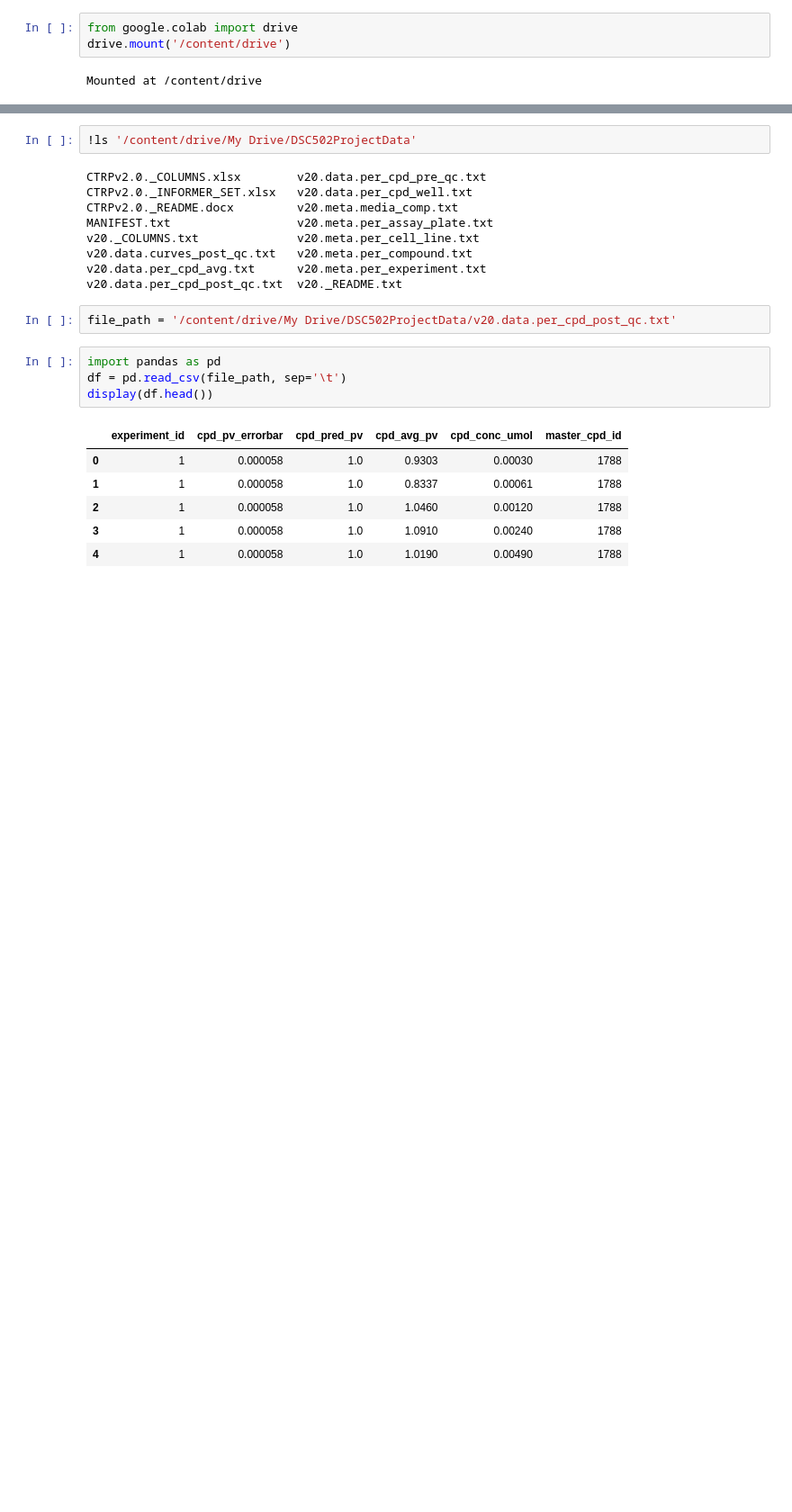
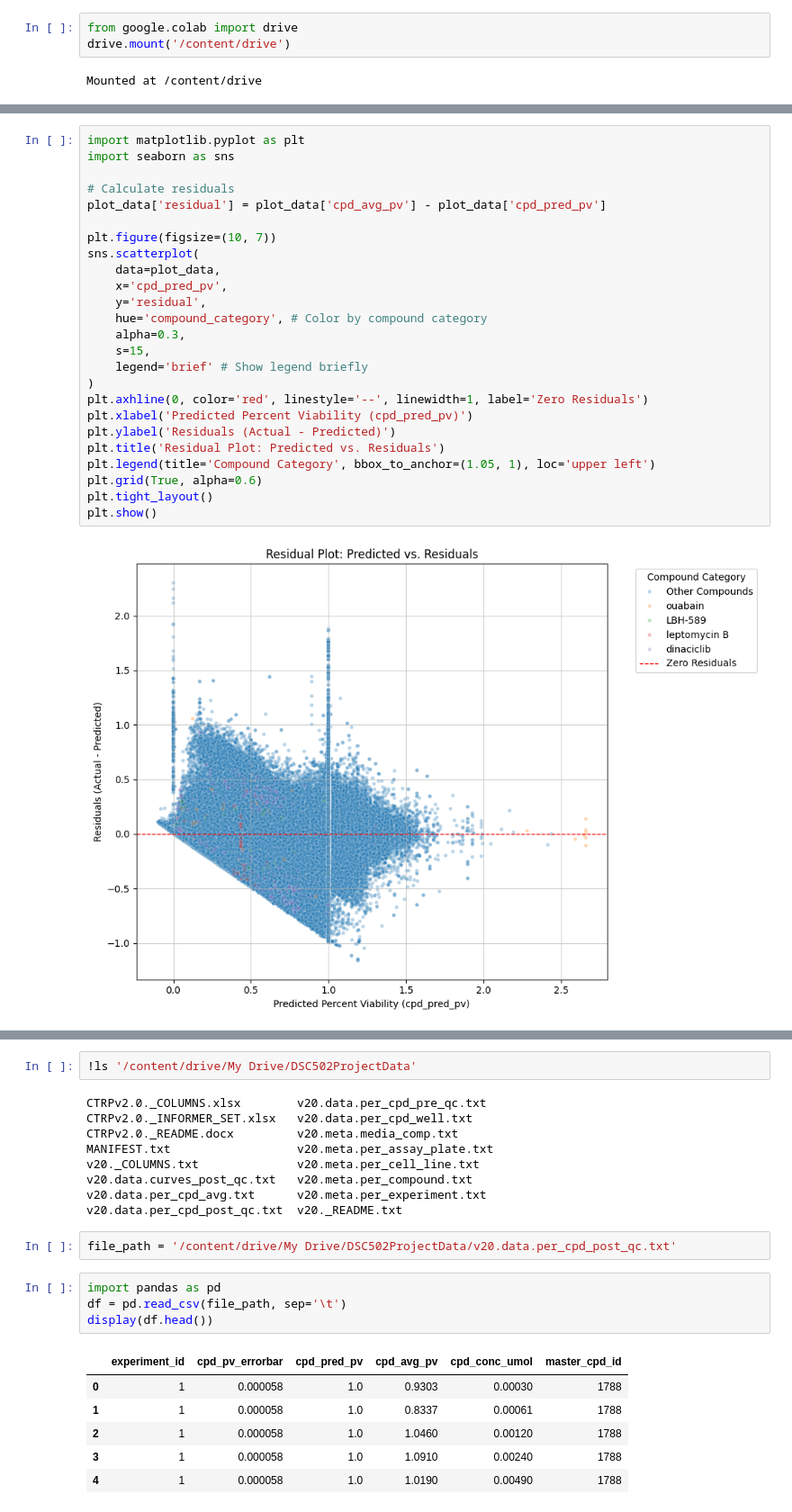
Before and after one commit to zrsteff/DSC502-Group-1-Project, a Jupyter notebook: DSC502_Group_Project_ZRS.ipynb, the cells around one changed output, grey strips where cells are left out. Shown at 90% size. Saved outputs shown, nothing was run; the diff lists cells and outputs as text; blank space fills up the shorter version.

```diff
--- a/DSC502_Group_Project_ZRS.ipynb
+++ b/DSC502_Group_Project_ZRS.ipynb
@@ -7,0 +164,27 @@ Mounted at /content/drive
+# %%
+import matplotlib.pyplot as plt
+import seaborn as sns
+
+# Calculate residuals
+plot_data['residual'] = plot_data['cpd_avg_pv'] - plot_data['cpd_pred_pv']
+
+plt.figure(figsize=(10, 7))
+sns.scatterplot(
+    data=plot_data,
+    x='cpd_pred_pv',
+    y='residual',
+    hue='compound_category', # Color by compound category
+    alpha=0.3,
+    s=15,
+    legend='brief' # Show legend briefly
+)
+plt.axhline(0, color='red', linestyle='--', linewidth=1, label='Zero Residuals')
+plt.xlabel('Predicted Percent Viability (cpd_pred_pv)')
+plt.ylabel('Residuals (Actual - Predicted)')
+plt.title('Residual Plot: Predicted vs. Residuals')
+plt.legend(title='Compound Category', bbox_to_anchor=(1.05, 1), loc='upper left')
+plt.grid(True, alpha=0.6)
+plt.tight_layout()
+plt.show()
+# %% [output]
+[figure, added]
```
Also changed, not shown: parts of 22 cells of this notebook.
